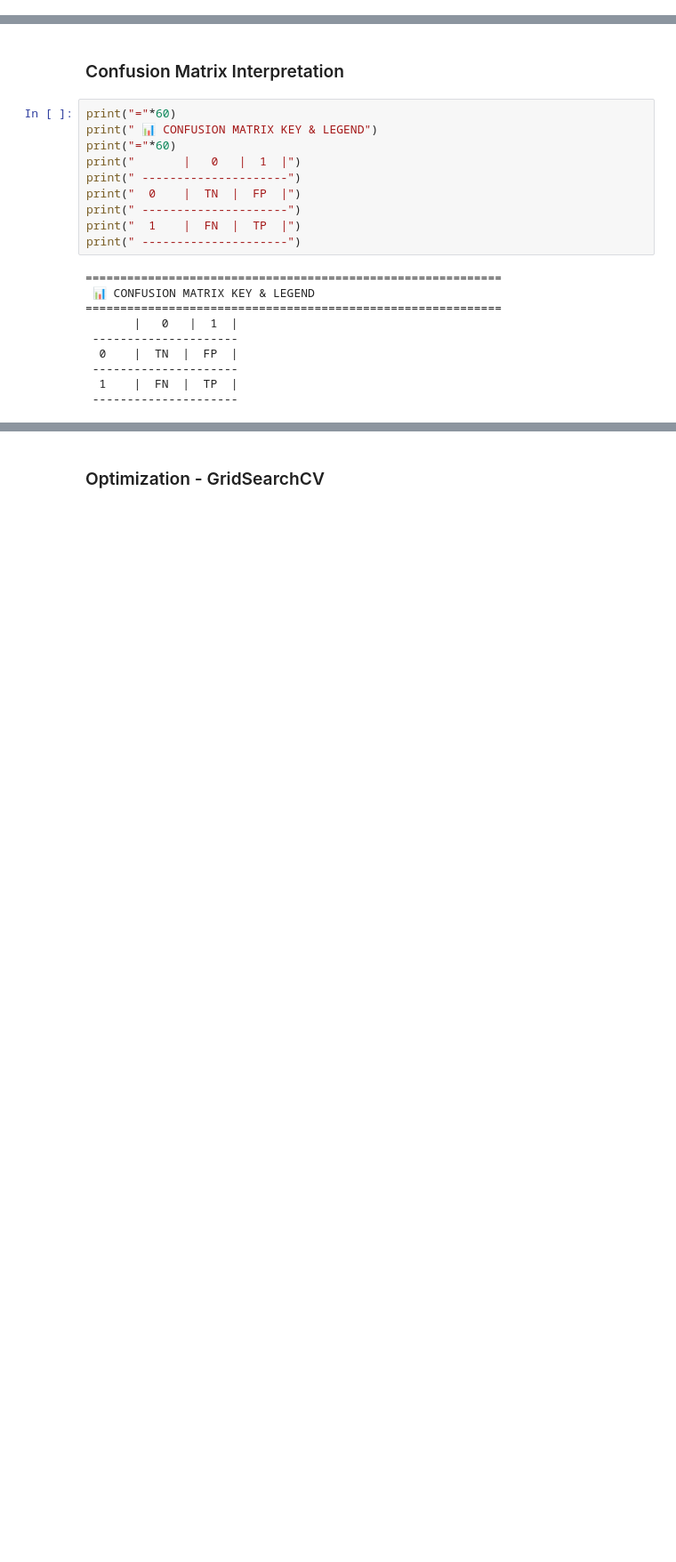
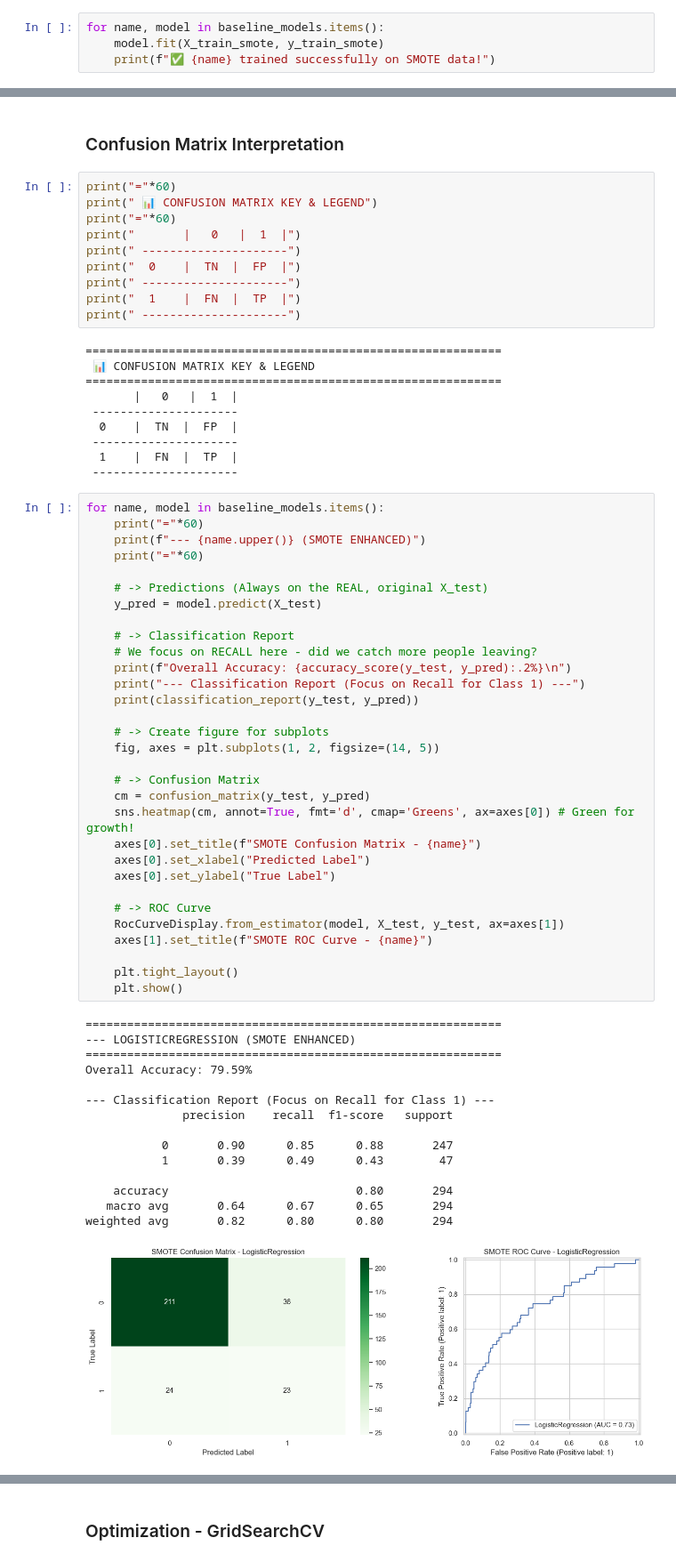
Before and after one commit to moubarak1ezzyani/Retention-AI-API, a Jupyter notebook: notebooks/lab.ipynb, the cells around one changed output, grey strips where cells are left out. Shown at 89% size. Cells and saved outputs as stored; diff of their text form; blank space fills up the shorter version.

Commit message:
implment SMOTE

```diff
--- a/notebooks/lab.ipynb
+++ b/notebooks/lab.ipynb
@@ -569,3 +605,7 @@ for name, model in baseline_models.items():
 # %% [output]
 ✅ LogisticRegression trained successfully!
 ✅ RandomForest trained successfully!
+# %%
+for name, model in baseline_models.items():
+    model.fit(X_train_smote, y_train_smote)
+    print(f"✅ {name} trained successfully on SMOTE data!")
@@ -654,3 +697,50 @@ print(" ---------------------")
  ---------------------
   1    |  FN  |  TP  |
  ---------------------
+# %%
+for name, model in baseline_models.items():
+    print("="*60)
+    print(f"--- {name.upper()} (SMOTE ENHANCED)")
+    print("="*60)
+
+    # -> Predictions (Always on the REAL, original X_test)
+    y_pred = model.predict(X_test)
+
+    # -> Classification Report
+    # We focus on RECALL here - did we catch more people leaving?
+    print(f"Overall Accuracy: {accuracy_score(y_test, y_pred):.2%}\n")
+    print("--- Classification Report (Focus on Recall for Class 1) ---")
+    print(classification_report(y_test, y_pred))
+
+    # -> Create figure for subplots
+    fig, axes = plt.subplots(1, 2, figsize=(14, 5))
+
+    # -> Confusion Matrix
+    cm = confusion_matrix(y_test, y_pred)
+    sns.heatmap(cm, annot=True, fmt='d', cmap='Greens', ax=axes[0]) # Green for growth!
+    axes[0].set_title(f"SMOTE Confusion Matrix - {name}")
+    axes[0].set_xlabel("Predicted Label")
+    axes[0].set_ylabel("True Label")
+
+    # -> ROC Curve
+    RocCurveDisplay.from_estimator(model, X_test, y_test, ax=axes[1])
+    axes[1].set_title(f"SMOTE ROC Curve - {name}")
+
+    plt.tight_layout()
+    plt.show()
+# %% [output]
+============================================================
+--- LOGISTICREGRESSION (SMOTE ENHANCED)
+============================================================
+Overall Accuracy: 79.59%
+
+--- Classification Report (Focus on Recall for Class 1) ---
+              precision    recall  f1-score   support
+
+           0       0.90      0.85      0.88       247
+           1       0.39      0.49      0.43        47
+
+    accuracy                           0.80       294
+   macro avg       0.64      0.67      0.65       294
+weighted avg       0.82      0.80      0.80       294
+[figure, added]
```
Also changed, not shown: parts of 5 cells of this notebook.
